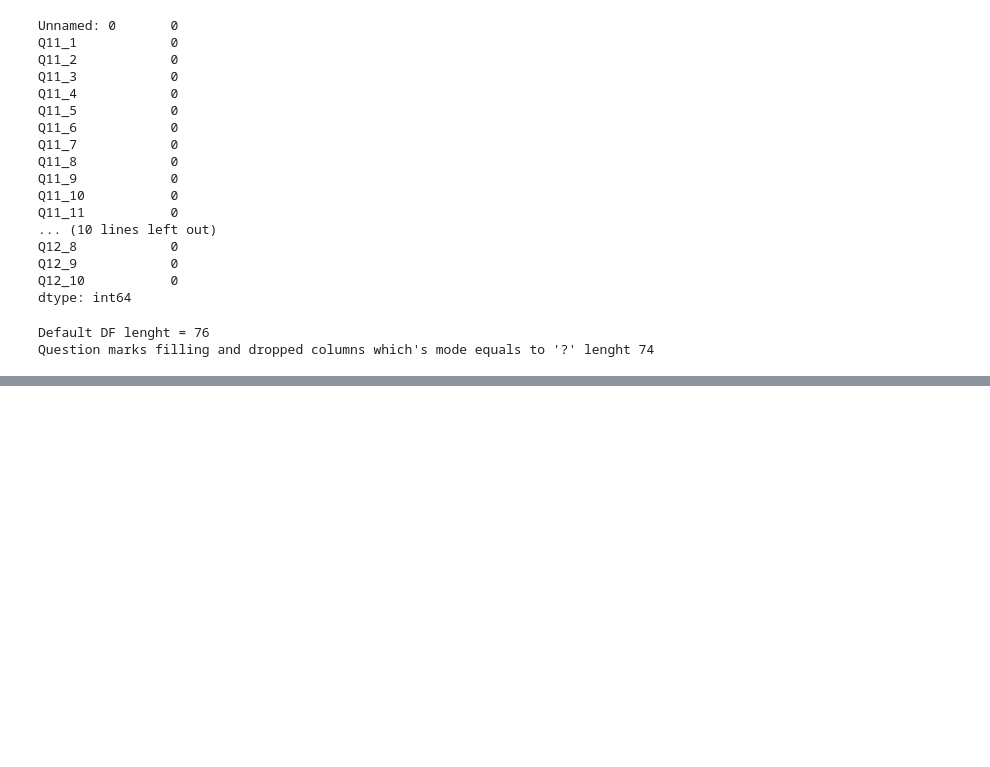
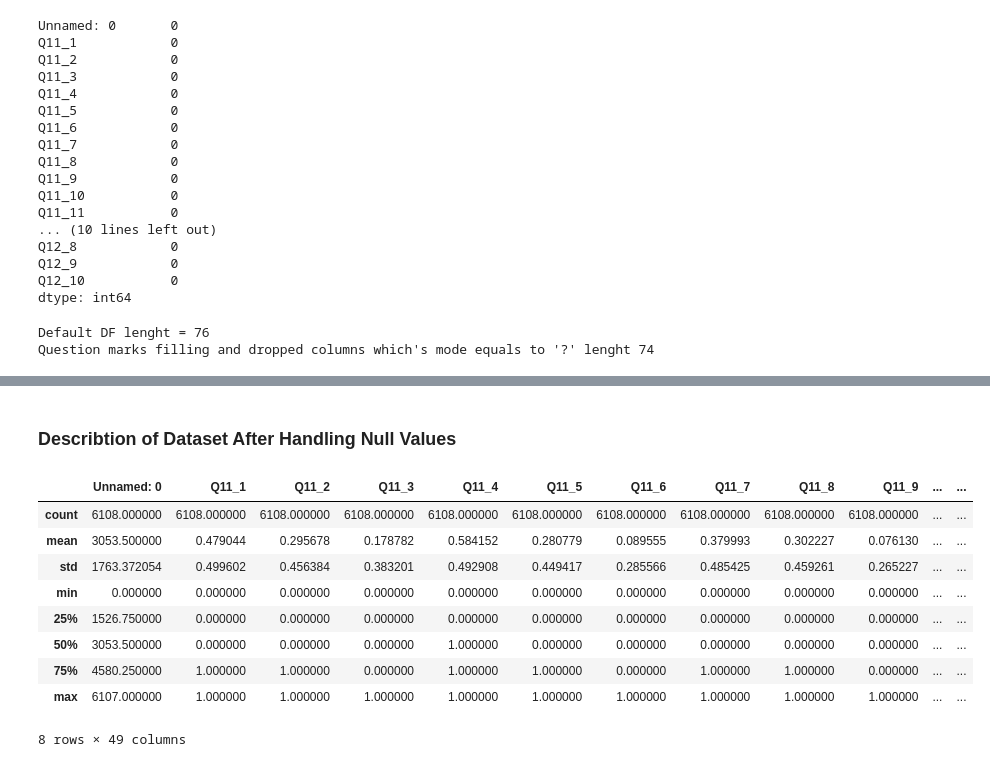
Before and after one commit to SeyitKoyuncu/CENG464-DataMining, a Jupyter notebook: CENG464_DataMiningProject.ipynb, the cells around one changed output, grey strips where cells are left out. Cells and saved outputs as stored; diff of their text form; code cells hidden in the pictures; blank space fills up the shorter version.

```diff
--- a/CENG464_DataMiningProject.ipynb
+++ b/CENG464_DataMiningProject.ipynb
@@ -197,0 +215,15 @@ Question marks filling and dropped columns which's mode equals to '?' lenght 74
+# %% [markdown]
+### Describtion of Dataset After Handling Null Values
+# %%
+questionToMode_df.describe()
+# %% [output]
+|  | Unnamed: 0 | Q11_1 | Q11_2 | Q11_3 | Q11_4 | Q11_5 | Q11_6 | Q11_7 | Q11_8 | Q11_9 | ... | ... |
+| count | 6108.000000 | 6108.000000 | 6108.000000 | 6108.000000 | 6108.000000 | 6108.000000 | 6108.000000 | 6108.000000 | 6108.000000 | 6108.000000 | ... | ... |
+| mean | 3053.500000 | 0.479044 | 0.295678 | 0.178782 | 0.584152 | 0.280779 | 0.089555 | 0.379993 | 0.302227 | 0.076130 | ... | ... |
+| std | 1763.372054 | 0.499602 | 0.456384 | 0.383201 | 0.492908 | 0.449417 | 0.285566 | 0.485425 | 0.459261 | 0.265227 | ... | ... |
+| min | 0.000000 | 0.000000 | 0.000000 | 0.000000 | 0.000000 | 0.000000 | 0.000000 | 0.000000 | 0.000000 | 0.000000 | ... | ... |
+| 25% | 1526.750000 | 0.000000 | 0.000000 | 0.000000 | 0.000000 | 0.000000 | 0.000000 | 0.000000 | 0.000000 | 0.000000 | ... | ... |
+| 50% | 3053.500000 | 0.000000 | 0.000000 | 0.000000 | 1.000000 | 0.000000 | 0.000000 | 0.000000 | 0.000000 | 0.000000 | ... | ... |
+| 75% | 4580.250000 | 1.000000 | 1.000000 | 0.000000 | 1.000000 | 1.000000 | 0.000000 | 1.000000 | 1.000000 | 0.000000 | ... | ... |
+| max | 6107.000000 | 1.000000 | 1.000000 | 1.000000 | 1.000000 | 1.000000 | 1.000000 | 1.000000 | 1.000000 | 1.000000 | ... | ... |
+8 rows × 49 columns
```
Also changed, not shown: parts of 17 cells of this notebook.
